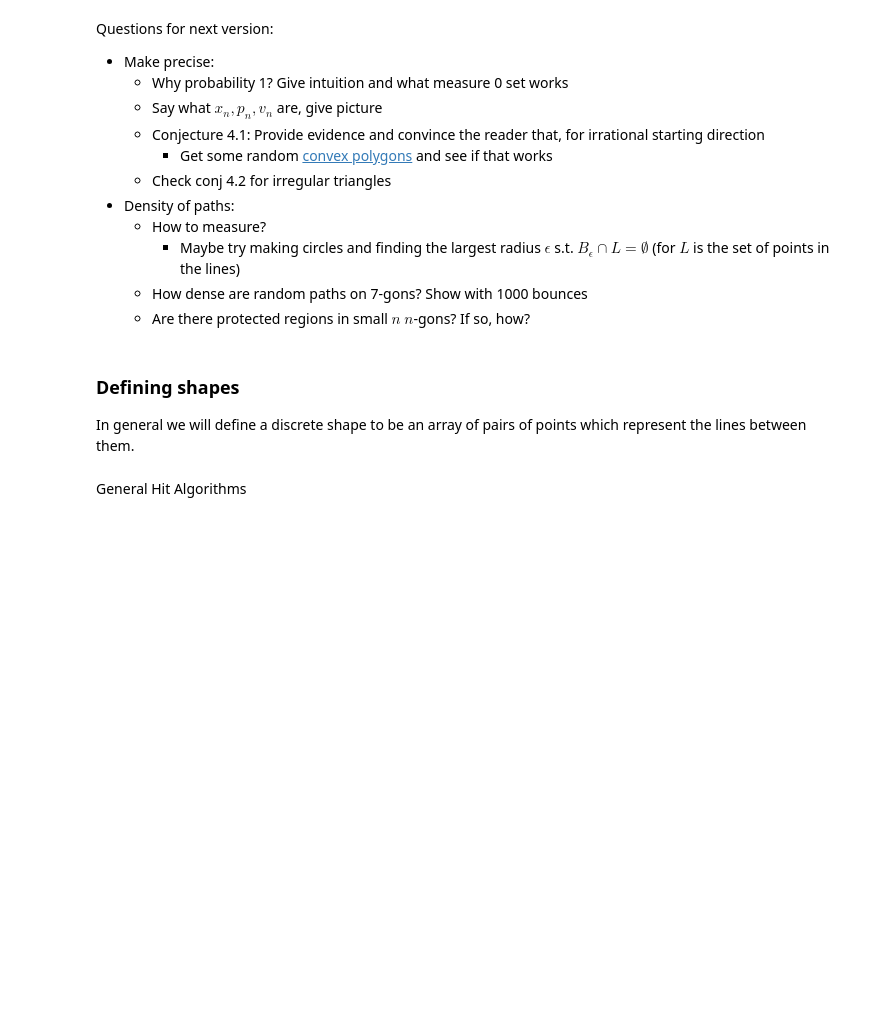
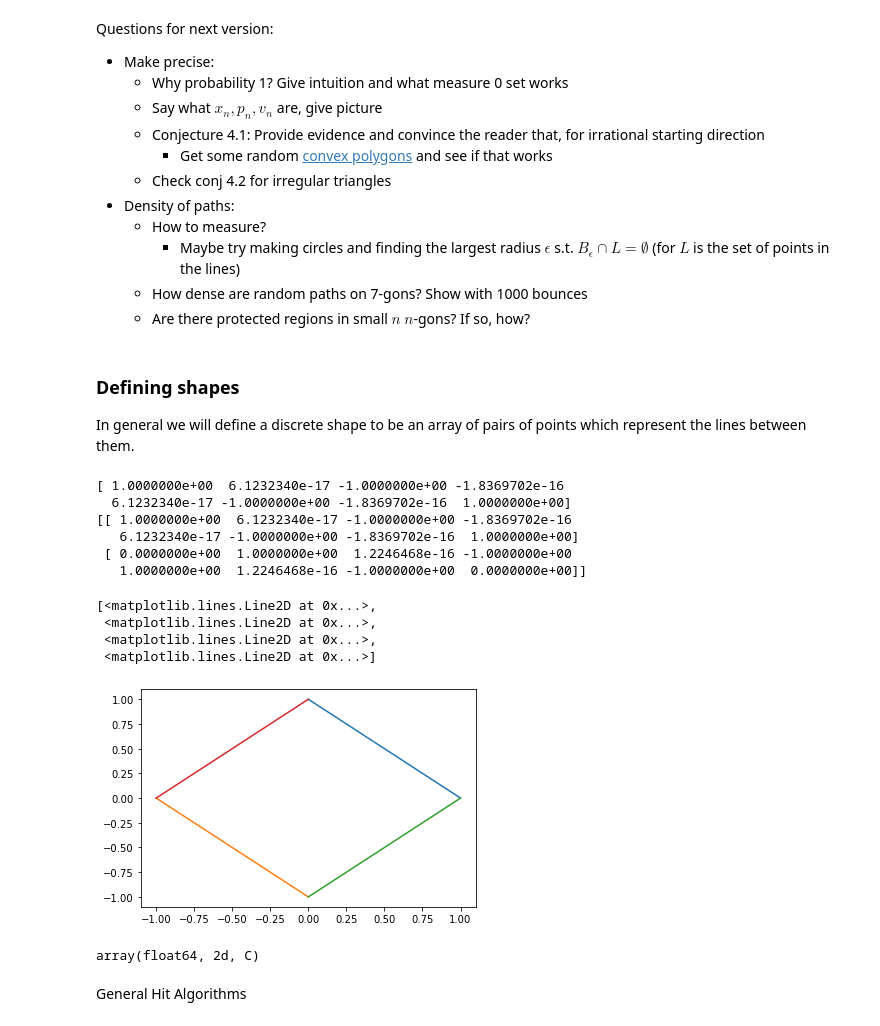
Before and after one commit to Creatorri/18.821-Project-2-Billiards, a Jupyter notebook: Collision.ipynb, the cells around one changed output. Saved outputs shown, nothing was run; the diff lists cells and outputs as text; code cells hidden in the pictures; blank space fills up the shorter version.

```diff
--- a/Collision.ipynb
+++ b/Collision.ipynb
@@ -34,15 +35,16 @@ Questions for next version:
 ### Defining shapes
 In general we will define a discrete shape to be an array of pairs of points which represent the lines between them.
 # %%
-@jit(fastmath=True,parallel=True)
+#@jit(fastmath=True,parallel=True)
 def polar_poly(r,n):
     r = np.vectorize(r)
     theta = 2*np.pi/n
     angles = np.array([x*theta for x in prange(n)])
     p0s = np.vstack((r(angles)*np.cos(angles),r(angles)*np.sin(angles))).T
-    p1s = np.array([])
-    for i,_ in enumerate(p1s):
-        p1s = p1s.append(p1s,(i+1)%n)
-    #p1s = np.array(list(map(lambda i: p0s[(i+1)%n],range(n))))
-    return np.vastack(p0s,p1s).T
+    p1s = np.array([p0s[1]])
+    #for i,_ in enumerate(p0s):
+    #    p1s = np.append(p1s,[p0s[(i+1)%n]],axis=0)
+    #p1s = p1s[1:]
+    p1s = np.array(list(map(lambda i: p0s[(i+1)%n],range(n))))
+    return (np.vstack((p0s,p1s)).T)
 # %%
@@ -50,3 +52,20 @@ def polar_poly(r,n):
 def ngon(n):
     return polar_poly(lambda t: 1,n)
+# %%
+sq = ngon(4)
+print(sq[0])
+print(sq)
+plt.plot(*sq.T)
+# %% [output]
+[ 1.0000000e+00  6.1232340e-17 -1.0000000e+00 -1.8369702e-16
+  6.1232340e-17 -1.0000000e+00 -1.8369702e-16  1.0000000e+00]
+[[ 1.0000000e+00  6.1232340e-17 -1.0000000e+00 -1.8369702e-16
+   6.1232340e-17 -1.0000000e+00 -1.8369702e-16  1.0000000e+00]
+ [ 0.0000000e+00  1.0000000e+00  1.2246468e-16 -1.0000000e+00
+   1.0000000e+00  1.2246468e-16 -1.0000000e+00  0.0000000e+00]]
+[<matplotlib.lines.Line2D at 0x...>,
+ <matplotlib.lines.Line2D at 0x...>,
+ <matplotlib.lines.Line2D at 0x...>,
+ <matplotlib.lines.Line2D at 0x...>]
+[figure, added]
 # %%
@@ -115,2 +139,6 @@ def rand_convex(n):
     return np.array(list(zip(p0s,p1s)))
+# %%
+nb.typeof(rand_convex(4)[0])
+# %% [output]
+array(float64, 2d, C)
 # %%
```
Also changed, not shown: parts of 21 cells of this notebook.
